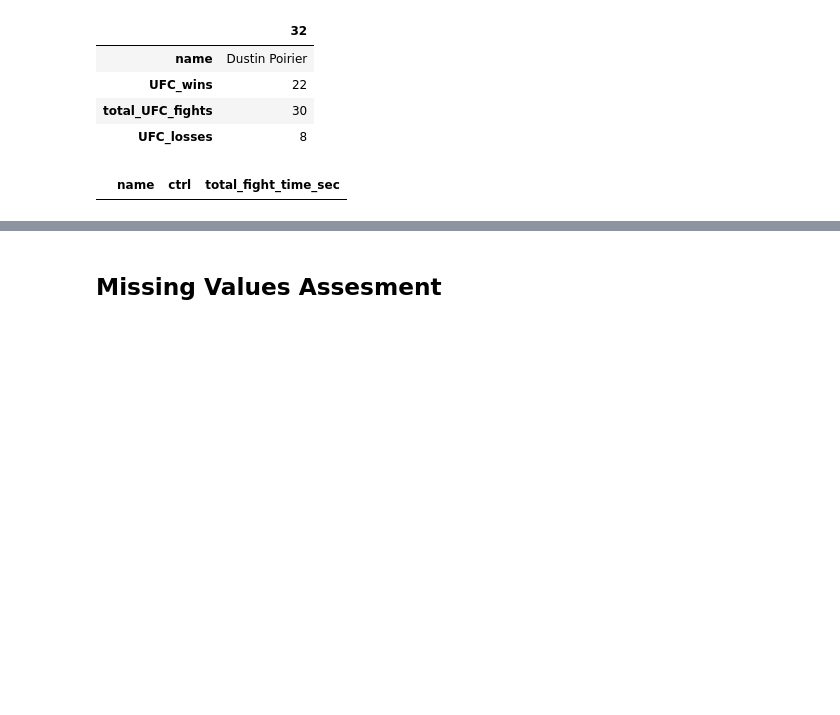
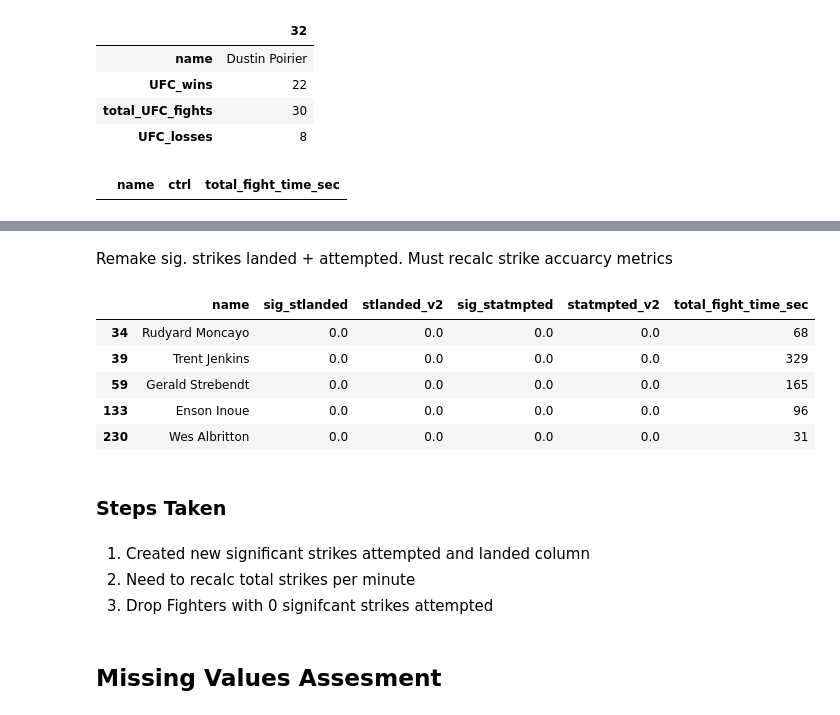
Before and after one commit to sgracia19/UFC_Fighter_Segmentation, a Jupyter notebook: notebooks/02_Data_Exploration.ipynb, the cells around one changed output, grey strips where cells are left out. Saved outputs shown, nothing was run; the diff lists cells and outputs as text; code cells hidden in the pictures; blank space fills up the shorter version.

Commit message:
Update data cleaning and EDA

```diff
--- a/notebooks/02_Data_Exploration.ipynb
+++ b/notebooks/02_Data_Exploration.ipynb
@@ -300,3 +340,31 @@ df[negative_values] # No fighters with negative values in any numeric columns
+# %% [markdown]
+Remake sig. strikes landed + attempted. Must recalc strike accuarcy metrics
+# %%
+# Recalculate sig. strikes landed + attempted. Must recalc strike accuarcy metrics
+df['stlanded_v2'] = df[['head_landed', 'body_landed', 'leg_landed', 'dist_landed', 'clinch_landed', 'ground_landed']].sum(axis=1)
+df['statmpted_v2'] = df[['head_atmpted', 'body_atmpted', 'leg_atmpted', 'dist_atmpted', 'clinch_atmpted', 'ground_atmpted']].sum(axis=1)
+# %%
+# See if there are any differences
+df[['sig_stlanded', 'stlanded_v2', 'sig_statmpted', 'statmpted_v2']].loc[(df['sig_stlanded'] != df['stlanded_v2']) | (df['sig_statmpted'] != df['statmpted_v2'])]
+
+# See if any zero values in recalculated columns
+df.loc[df['statmpted_v2'] == 0, ['name', 'sig_stlanded', 'stlanded_v2', 'sig_statmpted', 'statmpted_v2', 'total_fight_time_sec']].head()
+# 38 fighters with zero significant strikes attempted in recalculated column, down from 713 in original column
+# No well known fighters, likely data entry errors or fighters with very few UFC fights
+# Can drop these rows if needed
+# %% [output]
+|  | name | sig_stlanded | stlanded_v2 | sig_statmpted | statmpted_v2 | total_fight_time_sec |
+| 34 | Rudyard Moncayo | 0.0 | 0.0 | 0.0 | 0.0 | 68 |
+| 39 | Trent Jenkins | 0.0 | 0.0 | 0.0 | 0.0 | 329 |
+| 59 | Gerald Strebendt | 0.0 | 0.0 | 0.0 | 0.0 | 165 |
+| 133 | Enson Inoue | 0.0 | 0.0 | 0.0 | 0.0 | 96 |
+| 230 | Wes Albritton | 0.0 | 0.0 | 0.0 | 0.0 | 31 |
+# %% [markdown]
+### Steps Taken
+# %% [markdown]
+1. Created new significant strikes attempted and landed column
+2. Need to recalc total strikes per minute
+3. Drop Fighters with 0 signifcant strikes attempted
 # %% [markdown]
 ## Missing Values Assesment
 # %%
```
Also changed, not shown: parts of 45 cells of this notebook.
